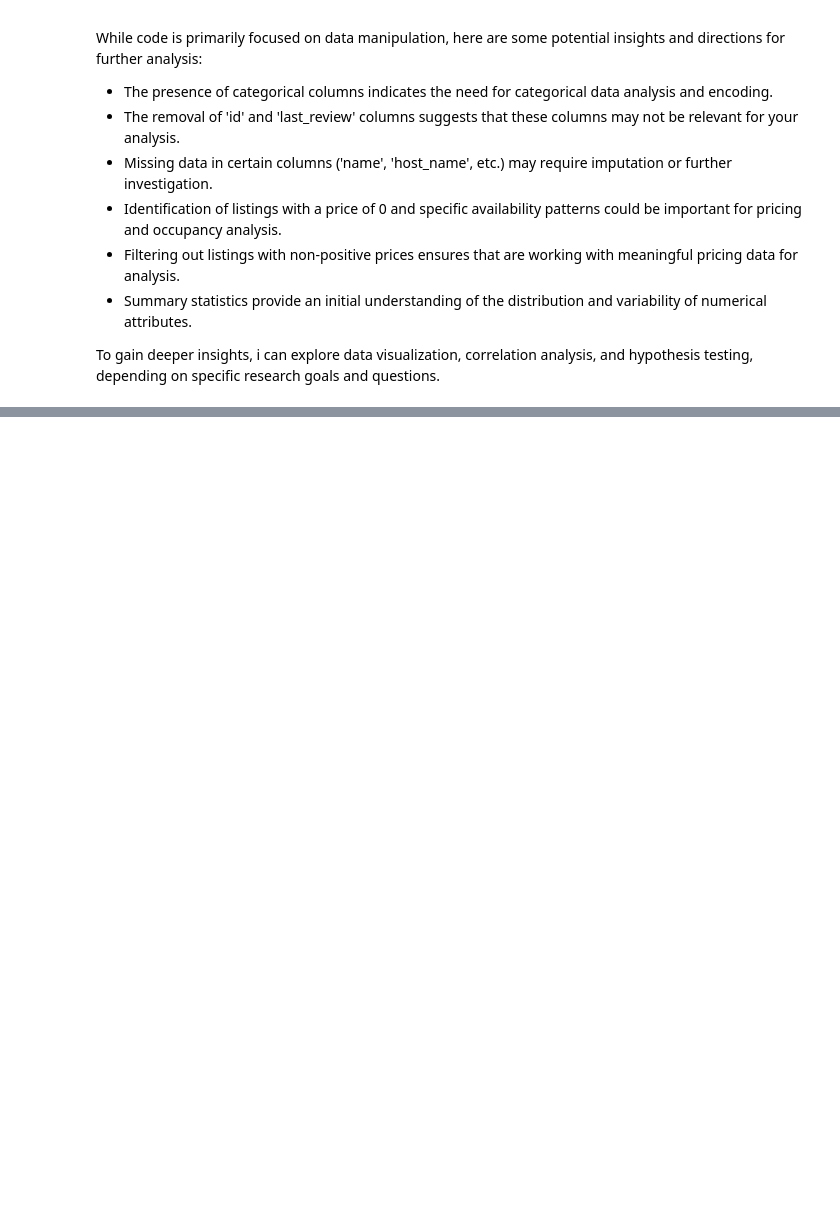
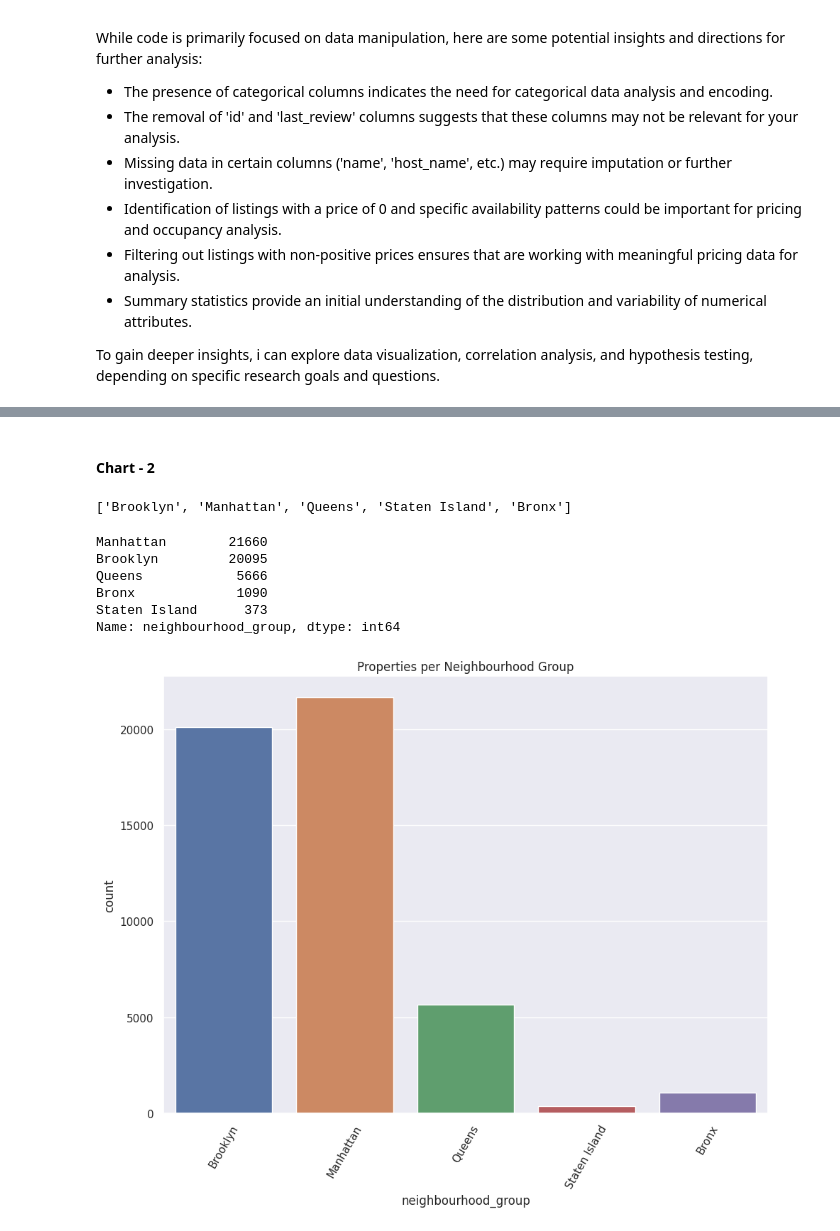
Before and after one commit to tusharrkharkar/project1, a Jupyter notebook: Copy_of_tusharkharkarp1.ipynb, the cells around one changed output, grey strips where cells are left out. Cells and saved outputs as stored; diff of their text form; code cells hidden in the pictures; blank space fills up the shorter version.

```diff
--- a/Copy_of_tusharkharkarp1.ipynb
+++ b/Copy_of_tusharkharkarp1.ipynb
@@ -651,0 +805,36 @@ To gain deeper insights, i can explore data visualization, correlation analysis,
+# %% [markdown]
+#### Chart - 2
+# %%
+# Chart - 2 visualization code
+list(data["neighbourhood_group"].unique())   # Get unique values from the "neighbourhood_group" column and convert to a list
+# %% [output]
+['Brooklyn', 'Manhattan', 'Queens', 'Staten Island', 'Bronx']
+# %%
+data.neighbourhood_group.value_counts()  # Count the occurrences of each unique value in the "neighbourhood_group" column
+# %% [output]
+Manhattan        21660
+Brooklyn         20095
+Queens            5666
+Bronx             1090
+Staten Island      373
+Name: neighbourhood_group, dtype: int64
+# %%
+# Set the figure size for the plot
+sns.set(rc={'figure.figsize': (11, 8)})
+
+# Set the title for the plot
+title = "Properties per Neighbourhood Group"
+
+# Create a countplot to visualize the distribution of properties by "neighbourhood_group"
+sns.countplot(data=data, x="neighbourhood_group")
+
+# Set the title of the plot
+plt.title(title)
+
+# Rotate the x-axis labels for better readability
+plt.xticks(rotation=60)
+
+# Show the plot
+plt.show()
+# %% [output]
+[figure, added]
```
Also changed, not shown: parts of 15 cells of this notebook.
